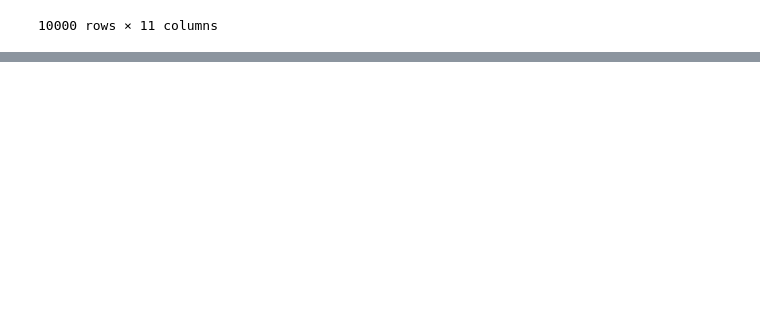
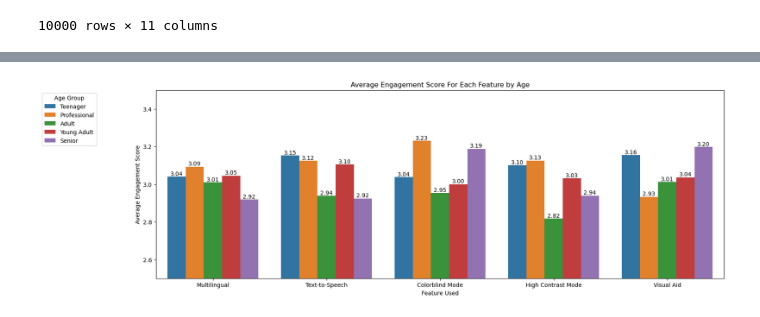
Before and after one commit to claire-law/HackDiversityDataInterviewChallenge, a Jupyter notebook: AccessibilityFeatures.ipynb, the cells around one changed output, grey strips where cells are left out. Drawn from its saved outputs; the diff is of its cells as text; code cells hidden in the pictures; blank space fills up the shorter version.

Commit message:
visualizations for engagement_score analysis

```diff
--- a/AccessibilityFeatures.ipynb
+++ b/AccessibilityFeatures.ipynb
@@ -159,0 +166,23 @@ data
+# %%
+plt.figure(figsize=(18, 6))
+
+sns.barplot(
+    data = data,
+    x = data['feature_used'],
+    y = data['engagement_score'],
+    hue = data['age_group'],
+    ci = None
+)
+
+plt.title("Average Engagement Score For Each Feature by Age")
+plt.xlabel("Feature Used")
+plt.ylabel("Average Engagement Score")
+plt.legend(title='Age Group', bbox_to_anchor=(-.1, 1), loc='upper right')
+plt.ylim(2.5, 3.5)
+ax = plt.gca()
+for p in ax.patches:
+    x = p.get_x() + p.get_width() / 2
+    y = p.get_height()
+    plt.text(x, y, f'{y:.2f}', ha='center', va='bottom')
+# %% [output]
+[figure, added]
```
Also changed, not shown: parts of 9 cells of this notebook.
